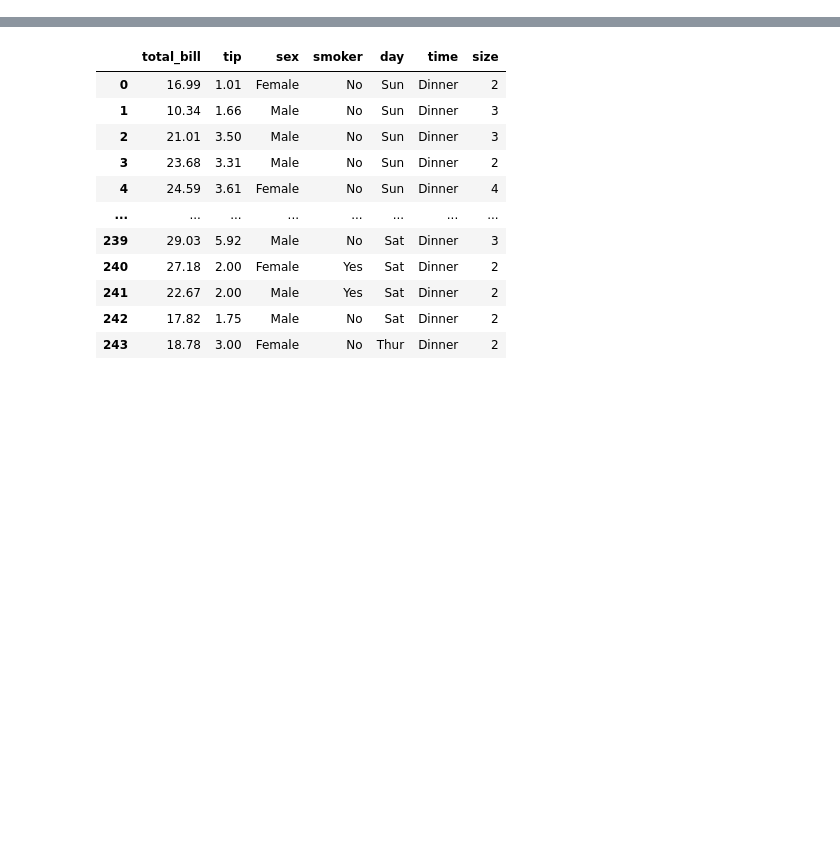
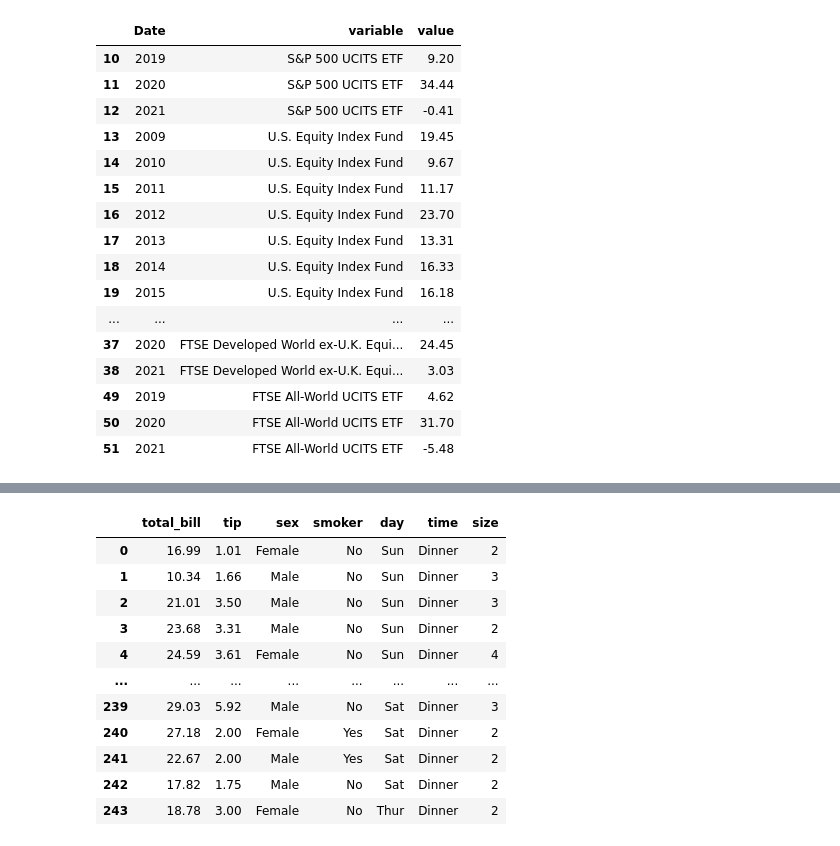
Before and after one commit to weronikazak/Intrinsic_Value, a Jupyter notebook: Vanguard/Plot_Exercises.ipynb, the cells around one changed output, grey strips where cells are left out. Saved outputs shown, nothing was run; the diff lists cells and outputs as text; code cells hidden in the pictures; blank space fills up the shorter version.

```diff
--- a/Vanguard/Plot_Exercises.ipynb
+++ b/Vanguard/Plot_Exercises.ipynb
@@ -40,6 +95,24 @@ df_perc
 # %%
-d = df_perc.melt(id_vars=['Date']).dropna()
+d = dd.melt(id_vars=['Date']).dropna()
 d
+# %% [output]
+|  | Date | variable | value |
+| 10 | 2019 | S&P 500 UCITS ETF | 9.20 |
+| 11 | 2020 | S&P 500 UCITS ETF | 34.44 |
+| 12 | 2021 | S&P 500 UCITS ETF | -0.41 |
+| 13 | 2009 | U.S. Equity Index Fund | 19.45 |
+| 14 | 2010 | U.S. Equity Index Fund | 9.67 |
+| 15 | 2011 | U.S. Equity Index Fund | 11.17 |
+| 16 | 2012 | U.S. Equity Index Fund | 23.70 |
+| 17 | 2013 | U.S. Equity Index Fund | 13.31 |
+| 18 | 2014 | U.S. Equity Index Fund | 16.33 |
+| 19 | 2015 | U.S. Equity Index Fund | 16.18 |
+| ... | ... | ... | ... |
+| 37 | 2020 | FTSE Developed World ex-U.K. Equi... | 24.45 |
+| 38 | 2021 | FTSE Developed World ex-U.K. Equi... | 3.03 |
+| 49 | 2019 | FTSE All-World UCITS ETF | 4.62 |
+| 50 | 2020 | FTSE All-World UCITS ETF | 31.70 |
+| 51 | 2021 | FTSE All-World UCITS ETF | -5.48 |
 # %%
 # df = px.data.tips()
 fig = px.bar(d, x="Date", y="value", facet_col="variable")
```
Also changed, not shown: parts of 4 cells of this notebook, 12 other files.
